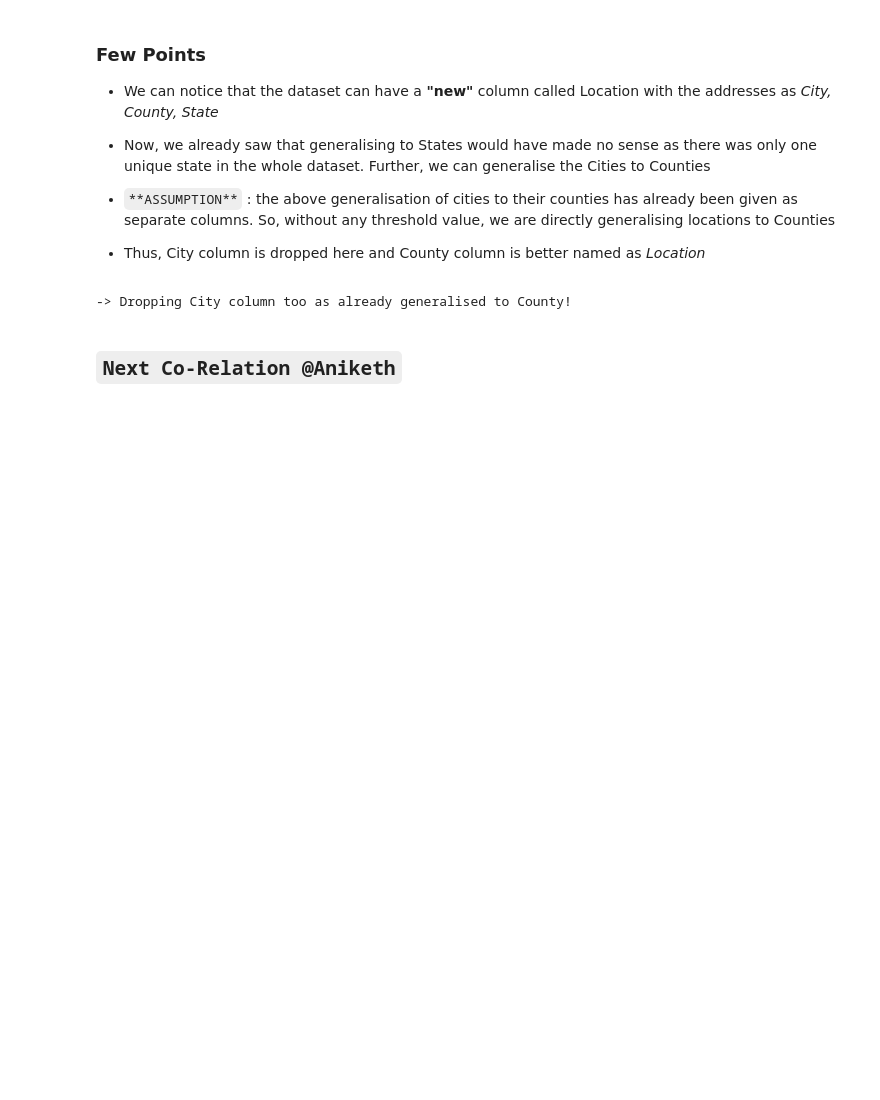
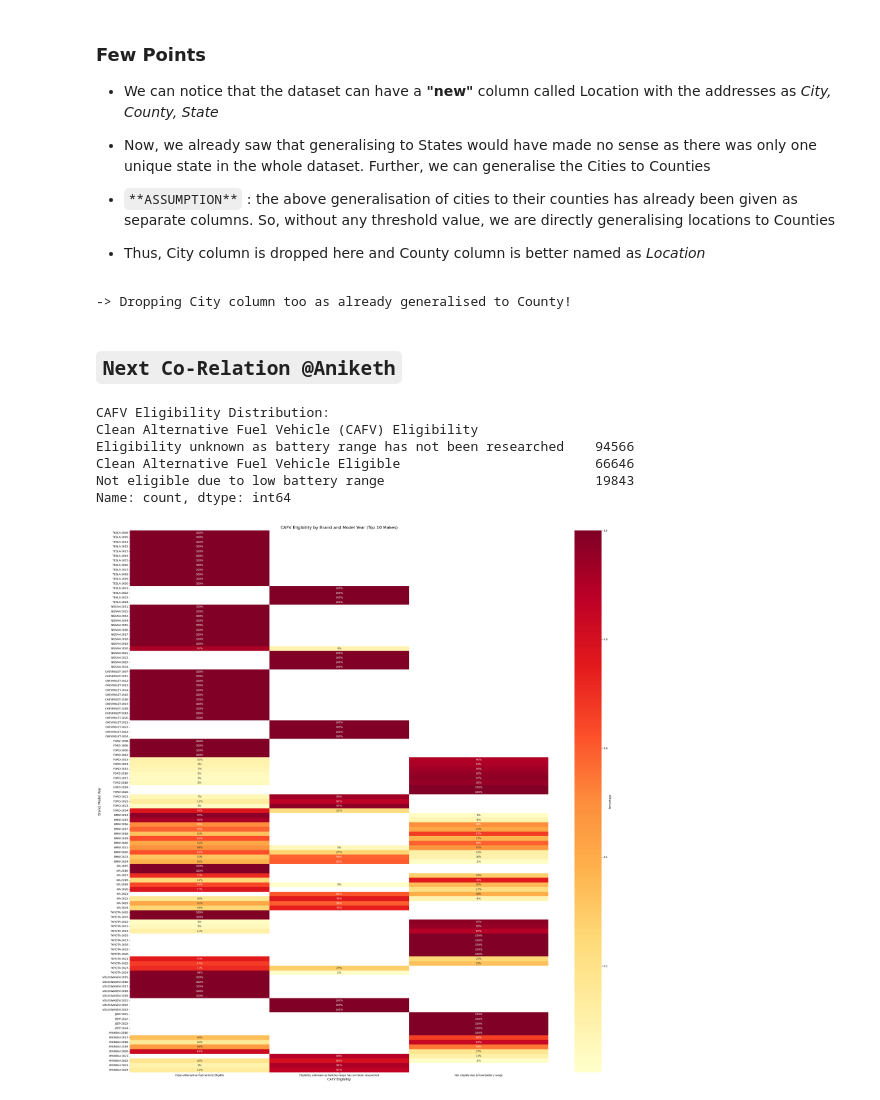
Before and after one commit to Daxvshah11/DA_Assignments, a Jupyter notebook: Ass2/Assignment2_8.ipynb, the cells around one changed output. Saved outputs shown, nothing was run; the diff lists cells and outputs as text; code cells hidden in the pictures; blank space fills up the shorter version.

```diff
--- a/Ass2/Assignment2_8.ipynb
+++ b/Ass2/Assignment2_8.ipynb
@@ -149,9 +151,36 @@ MAIN_DATA.drop(columns=["City"], inplace=True)
 # Renaming County column to Location
 MAIN_DATA.rename(columns={"County": "Location"}, inplace=True)
 
-# Making new file for MAIN_DATA (FINAL PRE-PROCESSED DATA)
-MAIN_DATA.to_csv("MAIN_DATA.csv")
+# Renaming County column to Location
+MAIN_DATA.rename(columns={"Make": "Brand"}, inplace=True)
 # %% [output]
 -> Dropping City column too as already generalised to County!
 # %% [markdown]
 ## `Next Co-Relation @Aniketh`
+# %%
+cafv_distribution = MAIN_DATA['Clean Alternative Fuel Vehicle (CAFV) Eligibility'].value_counts()
+print("CAFV Eligibility Distribution:")
+print(cafv_distribution)
+# %% [output]
+CAFV Eligibility Distribution:
+Clean Alternative Fuel Vehicle (CAFV) Eligibility
+Eligibility unknown as battery range has not been researched    94566
+Clean Alternative Fuel Vehicle Eligible                         66646
+Not eligible due to low battery range                           19843
+Name: count, dtype: int64
+# %%
+grouped = MAIN_DATA.groupby(['Brand', 'Model Year'])['Clean Alternative Fuel Vehicle (CAFV) Eligibility'].value_counts(normalize=True).unstack()
+
+# Picking top 15 to find some correlation
+top_makes = MAIN_DATA['Brand'].value_counts().nlargest(10).index
+grouped_top = grouped.loc[top_makes]
+
+plt.figure(figsize=(30, 30))
+sns.heatmap(grouped_top, annot=True, fmt='.0%', cmap='YlOrRd', cbar_kws={'label': 'Percentage'})
+plt.title('CAFV Eligibility by Brand and Model Year (Top 10 Makes)', fontsize=16)
+plt.xlabel('CAFV Eligibility', fontsize=12)
+plt.ylabel('Brand, Model Year', fontsize=12)
+plt.tight_layout()
+plt.show()
+# %% [output]
+[figure, added]
```
Also changed, not shown: parts of 10 cells of this notebook, 1 other file.
